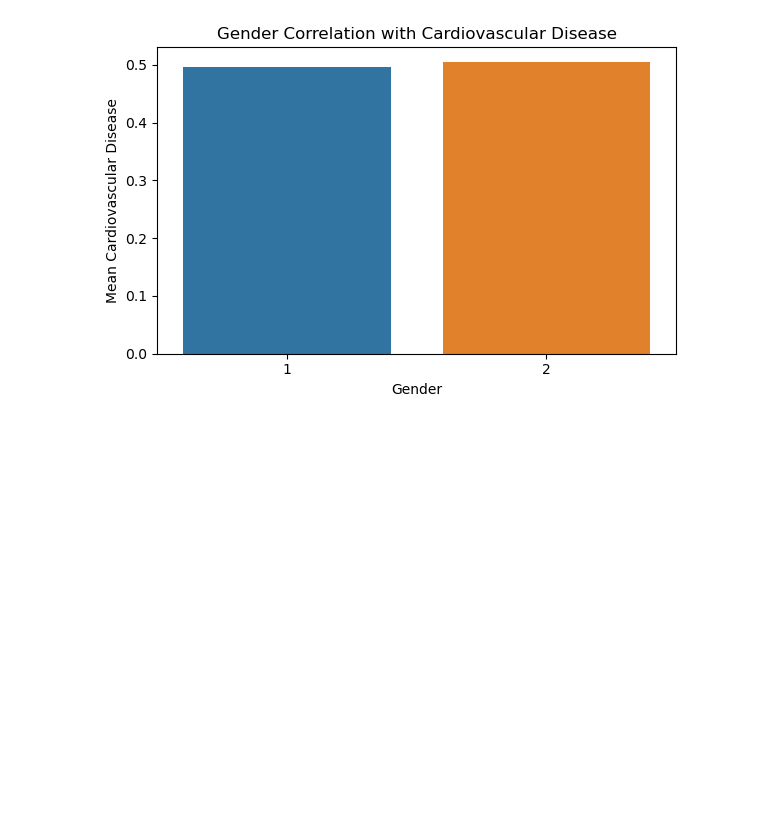
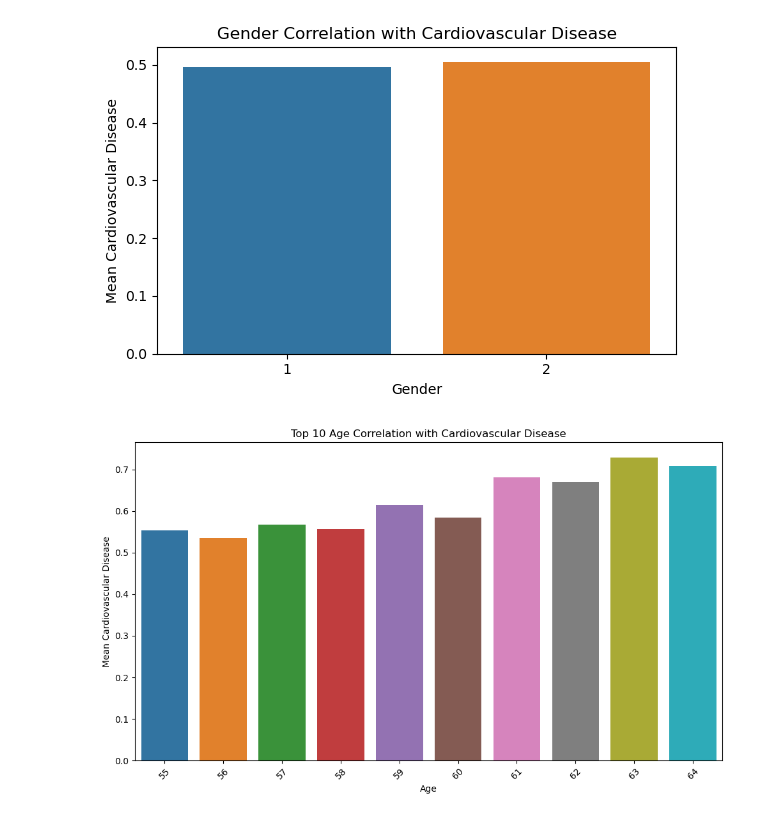
Before and after one commit to UlysseNMK312/cardio_prediction, a Jupyter notebook: notebooks/EDA.ipynb, the cells around one changed output. Saved outputs shown, nothing was run; the diff lists cells and outputs as text; code cells hidden in the pictures; blank space fills up the shorter version.

Commit message:
{Top 10 Age correlation with cardiovascular disease}

```diff
--- a/notebooks/EDA.ipynb
+++ b/notebooks/EDA.ipynb
@@ -114,3 +114,18 @@ plt.tight_layout()
 plt.show()
 # %% [output]
 [figure]
+# %%
+# Top 10 Age correlation with cardiovascular disease
+
+age_cardio_corr = data.groupby('age')['cardio'].mean().nlargest(10).sort_index(ascending=True)
+
+plt.figure(figsize=(10, 6))
+sns.barplot(x=age_cardio_corr.index, y=age_cardio_corr.values)
+plt.title('Top 10 Age Correlation with Cardiovascular Disease')
+plt.xlabel('Age')
+plt.ylabel('Mean Cardiovascular Disease')
+plt.xticks(rotation=45)
+plt.tight_layout()
+plt.show()
+# %% [output]
+[figure, added]
```
